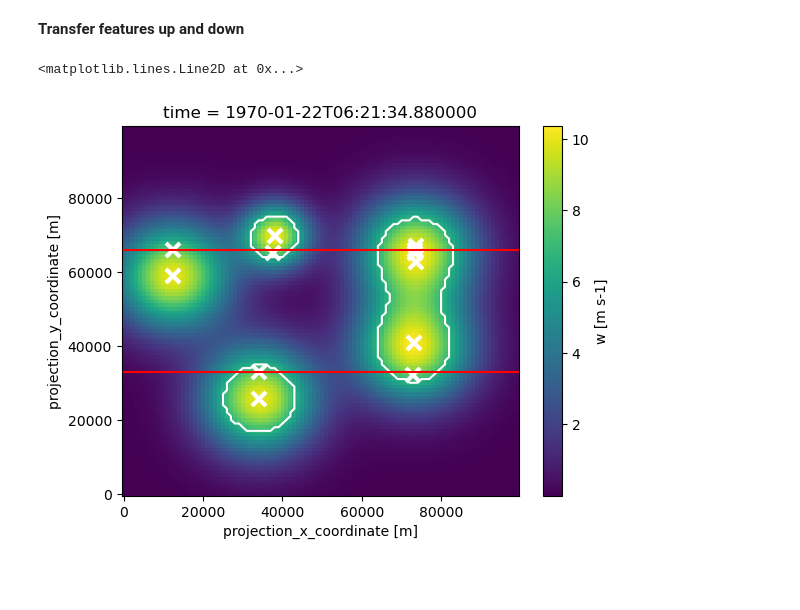
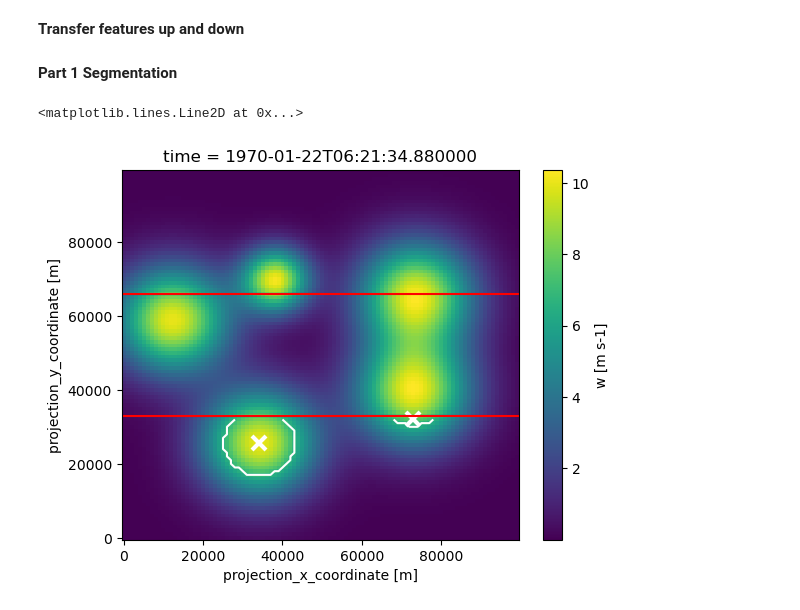
Before and after one commit to fziegner/parallel-watershedding, a Jupyter notebook: 04_parallel_watershed_multiple_blobs_2_cuts.ipynb, the cells around one changed output. Cells and saved outputs as stored; diff of their text form; code cells hidden in the pictures; blank space fills up the shorter version.

```diff
--- a/04_parallel_watershed_multiple_blobs_2_cuts.ipynb
+++ b/04_parallel_watershed_multiple_blobs_2_cuts.ipynb
@@ -205,7 +205,7 @@ plot_data(blob_sections[2], mask_sections[2], feature_sections[2])
 **Transfer features up and down**
 # %%
 first = True
-new_features = pd.DataFrame()
+#new_features = pd.DataFrame()
 for i, blob_section, mask_section, feature_section in zip(range(parts_amount), blob_sections, mask_sections, feature_sections):
     if i != parts_amount-1:
         mask_df = mask_section.isel(time=35).to_pandas()
@@ -219,6 +219,7 @@ for i, blob_section, mask_section, feature_section in zip(range(parts_amount), b
         indices = np.split(indices_list, np.where(np.diff(indices_list) != dxy)[0] + 1)
         top_row = top_row.reset_index(names="index")
 
+        new_features_top = pd.DataFrame()
         for a in indices:
             marker = np.mean(a)
             feature = top_row.iloc[(top_row["index"] - marker).abs().argsort()[:1]][column_name].item()
@@ -229,7 +230,10 @@ for i, blob_section, mask_section, feature_section in zip(range(parts_amount), b
             feature_row.loc[:, "hdim_2"] = marker / dxy
             feature_row.loc[:, "projection_y_coordinate"] = y_coordinate
             feature_row.loc[:, "projection_x_coordinate"] = marker
-            new_features = pd.concat([new_features, feature_row])
+            new_features_top = pd.concat([new_features_top, feature_row])
+        feature_sections[i+1] = pd.concat([new_features_top, feature_sections[i+1]])
+        feature_sections[i+1].sort_values(inplace=True, by=['frame'])
+        feature_sections[i+1].reset_index(inplace=True, drop=True)
 
     if not first:
         mask_df = mask_section.isel(time=35).to_pandas()
@@ -243,28 +247,30 @@ for i, blob_section, mask_section, feature_section in zip(range(parts_amount), b
         indices = np.split(indices_list, np.where(np.diff(indices_list) != dxy)[0] + 1)
         bottom_row = bottom_row.reset_index(names="index")
 
+        new_features_bottom = pd.DataFrame()
         for a in indices:
             marker = np.mean(a)
             feature = bottom_row.iloc[(bottom_row["index"] - marker).abs().argsort()[:1]][column_name].item()
             feature_row = feature_section.loc[feature_section["feature"] == feature]
             feature_row.loc[:, "distance"] = feature_row.loc[:, "hdim_1"]
             feature_row.loc[:, "length"] = a.size
-            feature_row.loc[:, "hdim_1"] = y_coordinate / dxy
+            feature_row.loc[:, "hdim_1"] = int(blob_xr.sizes["y"] / parts_amount)-1
             feature_row.loc[:, "hdim_2"] = marker / dxy
             feature_row.loc[:, "projection_y_coordinate"] = y_coordinate
             feature_row.loc[:, "projection_x_coordinate"] = marker
-            new_features = pd.concat([new_features, feature_row])
+            new_features_bottom = pd.concat([new_features_bottom, feature_row])
+        feature_sections[i-1] = pd.concat([new_features_bottom, feature_sections[i-1]])
+        feature_sections[i-1].sort_values(inplace=True, by=['frame'])
+        feature_sections[i-1].reset_index(inplace=True, drop=True)
     first = False
+# %% [markdown]
+**Part 1 Segmentation**
 # %%
-features_merged = pd.concat([feature_sections[0], feature_sections[1], feature_sections[2], new_features])
-features_merged.sort_values(inplace=True, by=['frame'])
-features_merged.reset_index(inplace=True, drop=True)
-
-mask_seg, _ = tobac.segmentation_2D(features_merged, blob, dxy, **parameters_segmentation)
+mask_seg, _ = tobac.segmentation_2D(feature_sections[0], blob_sections[0].to_iris(), dxy, **parameters_segmentation)
 mask_seg = xr.DataArray.from_iris(mask_seg)
-plot_data(xr.DataArray.from_iris(blob), mask_seg, features_merged)
+plot_data(xr.DataArray.from_iris(blob), mask_seg, feature_sections[0])
 plt.axhline(y=blob_xr.y.max().item()/3, color='r', linestyle='-')
 plt.axhline(y=(blob_xr.y.max().item()/3)*2, color='r', linestyle='-')
 # %% [output]
 <matplotlib.lines.Line2D at 0x...>
-[figure, old version]
+[figure, new version]
```
Also changed, not shown: parts of 4 cells of this notebook, 1 other file.
